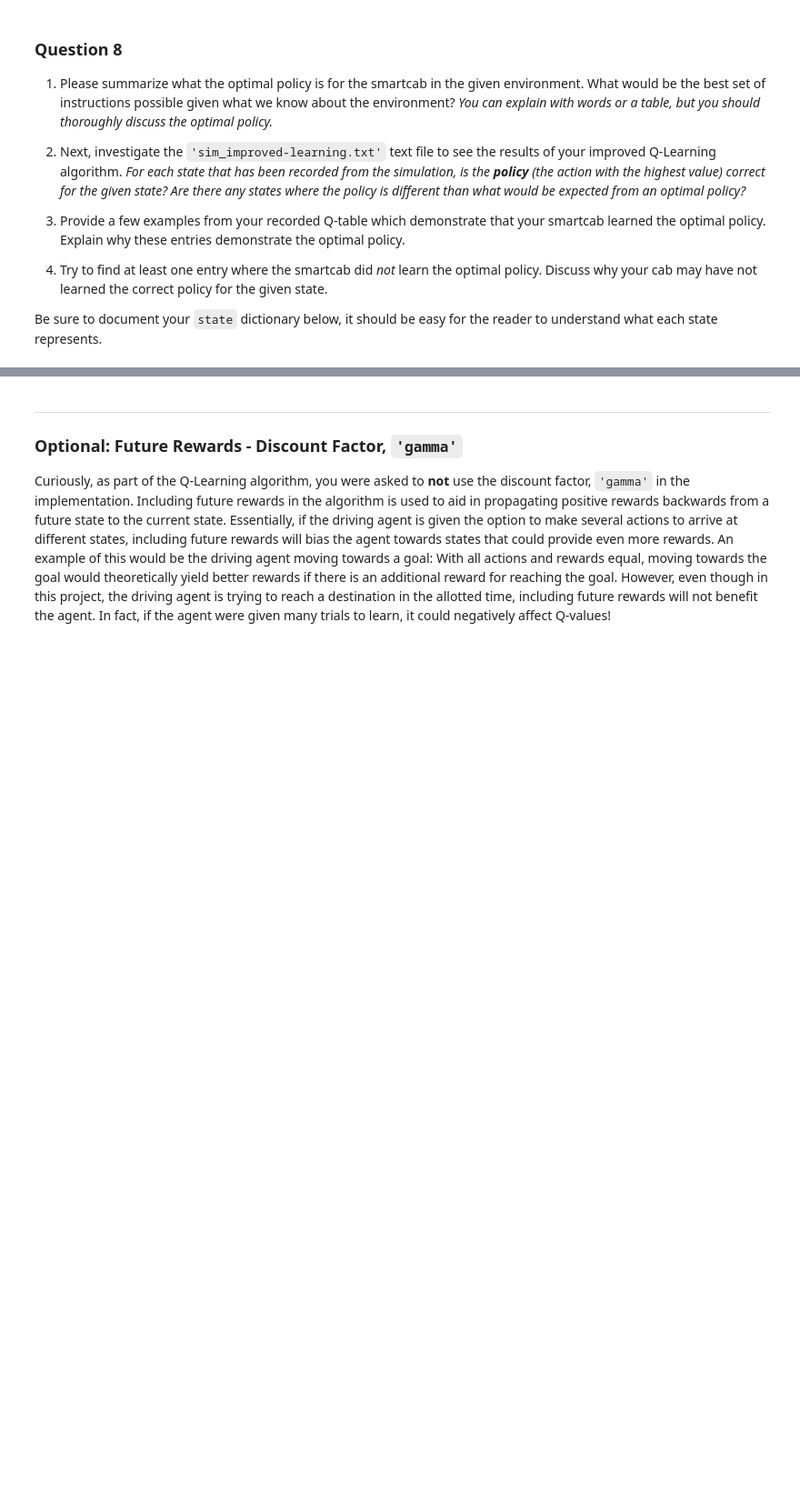
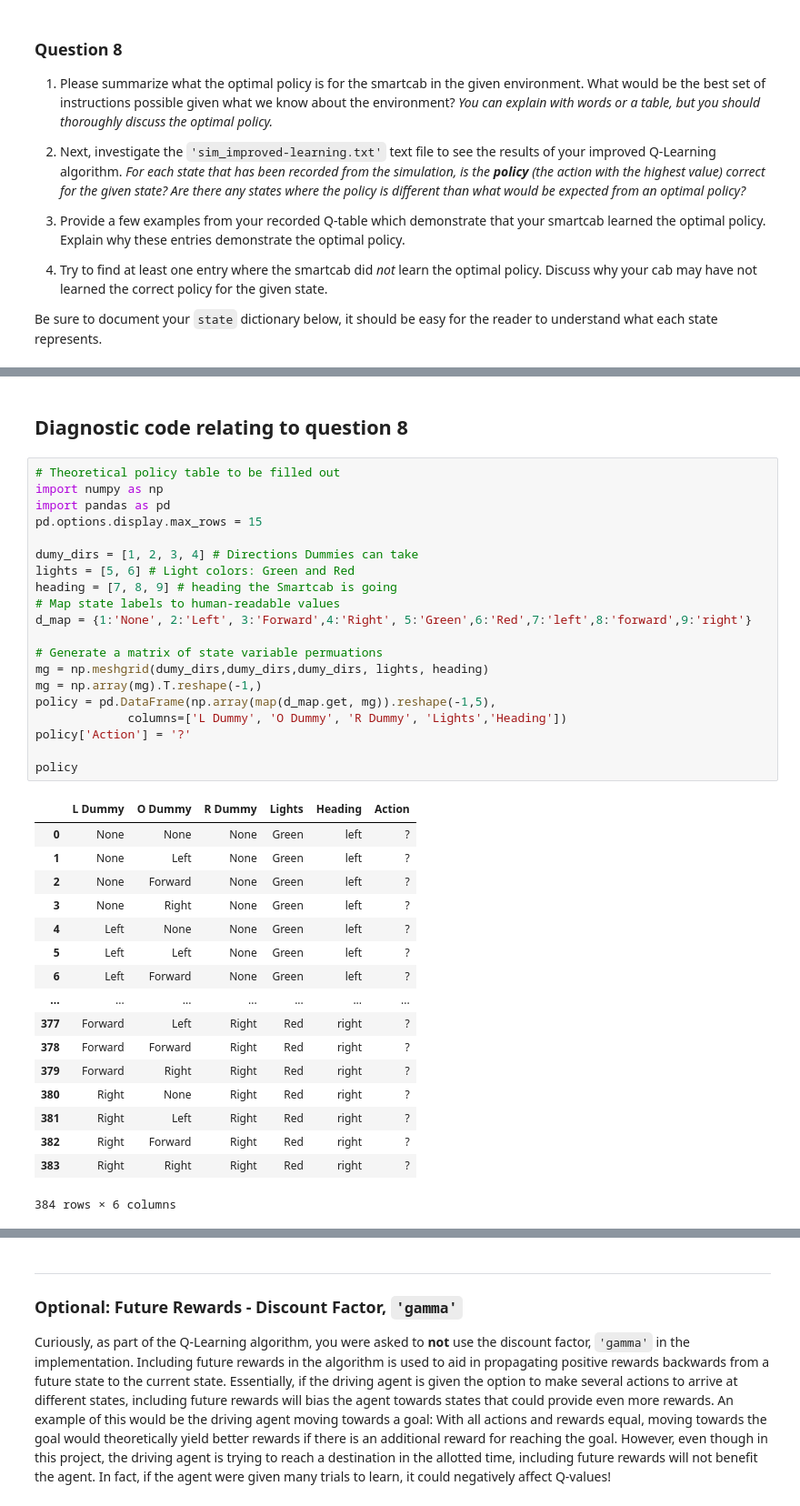
Before and after one commit to aberenyi73/machine-learning, a Jupyter notebook: projects/smartcab/smartcab.ipynb, the cells around one changed output, grey strips where cells are left out. Shown: that part at 91% size. Cells and saved outputs as stored; diff of their text form; blank space fills up the shorter version.

```diff
--- a/projects/smartcab/smartcab.ipynb
+++ b/projects/smartcab/smartcab.ipynb
@@ -276,0 +315,40 @@ Be sure to document your `state` dictionary below, it should be easy for the rea
+# %% [markdown]
+## Diagnostic code relating to question 8
+# %%
+# Theoretical policy table to be filled out
+import numpy as np
+import pandas as pd
+pd.options.display.max_rows = 15
+
+dumy_dirs = [1, 2, 3, 4] # Directions Dummies can take
+lights = [5, 6] # Light colors: Green and Red
+heading = [7, 8, 9] # heading the Smartcab is going
+# Map state labels to human-readable values
+d_map = {1:'None', 2:'Left', 3:'Forward',4:'Right', 5:'Green',6:'Red',7:'left',8:'forward',9:'right'}
+
+# Generate a matrix of state variable permuations
+mg = np.meshgrid(dumy_dirs,dumy_dirs,dumy_dirs, lights, heading)
+mg = np.array(mg).T.reshape(-1,)
+policy = pd.DataFrame(np.array(map(d_map.get, mg)).reshape(-1,5),
+             columns=['L Dummy', 'O Dummy', 'R Dummy', 'Lights','Heading'])
+policy['Action'] = '?'
+
+policy
+# %% [output]
+|  | L Dummy | O Dummy | R Dummy | Lights | Heading | Action |
+| 0 | None | None | None | Green | left | ? |
+| 1 | None | Left | None | Green | left | ? |
+| 2 | None | Forward | None | Green | left | ? |
+| 3 | None | Right | None | Green | left | ? |
+| 4 | Left | None | None | Green | left | ? |
+| 5 | Left | Left | None | Green | left | ? |
+| 6 | Left | Forward | None | Green | left | ? |
+| ... | ... | ... | ... | ... | ... | ... |
+| 377 | Forward | Left | Right | Red | right | ? |
+| 378 | Forward | Forward | Right | Red | right | ? |
+| 379 | Forward | Right | Right | Red | right | ? |
+| 380 | Right | None | Right | Red | right | ? |
+| 381 | Right | Left | Right | Red | right | ? |
+| 382 | Right | Forward | Right | Red | right | ? |
+| 383 | Right | Right | Right | Red | right | ? |
+384 rows × 6 columns
```
Also changed, not shown: parts of 14 cells of this notebook, 12 other files.
